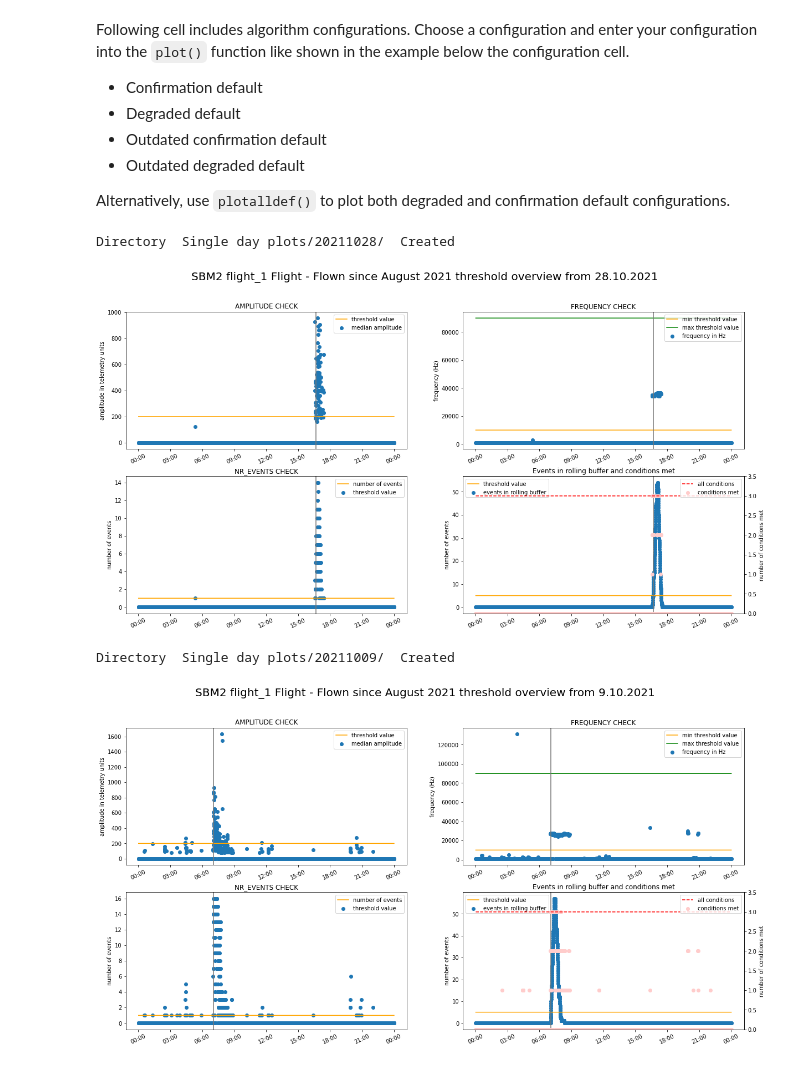
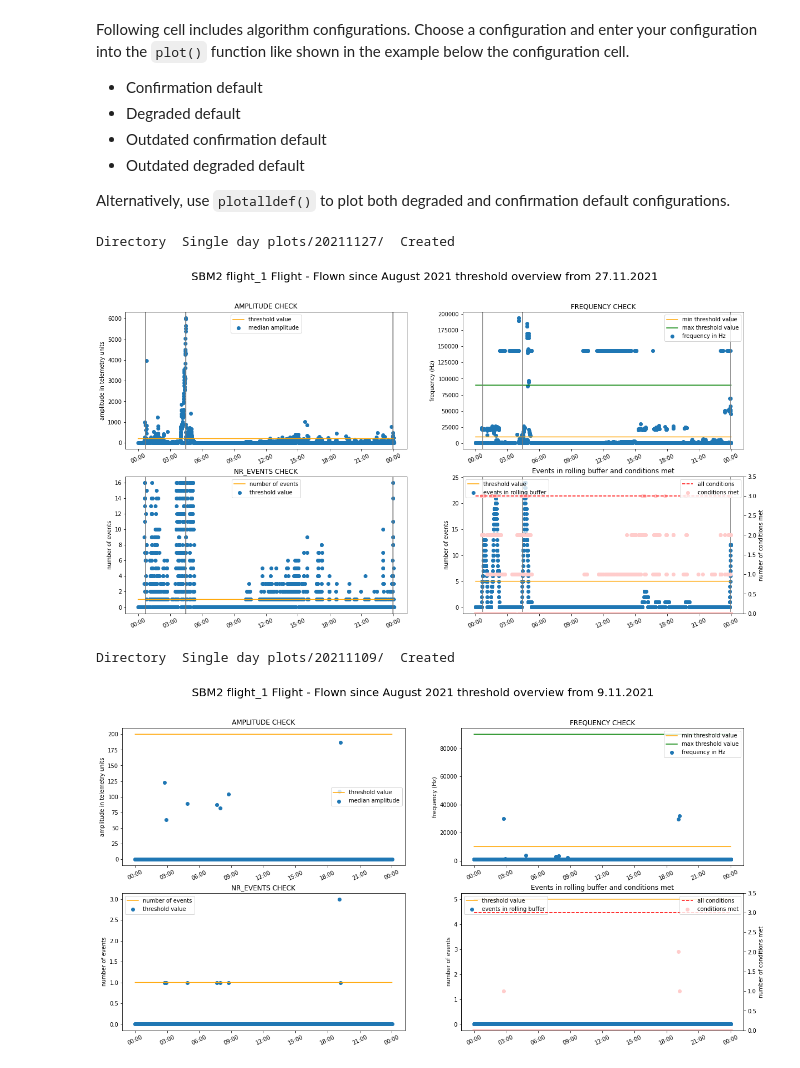
Before and after one commit to formanet415/SBM2-detection, a Jupyter notebook: Single day plotter.ipynb, the cells around one changed output. Cells and saved outputs as stored; diff of their text form; code cells hidden in the pictures.

```diff
--- a/Single day plotter.ipynb
+++ b/Single day plotter.ipynb
@@ -253,15 +253,15 @@ custom5  = {'EPEAK_THRES': 100, 'FP_MIN': 6000, 'FP_MAX': 50000, 'NW_THRES': 1,
 flown_1  = {'EPEAK_THRES': 200, 'FP_MIN': 10000,'FP_MAX': 90000, 'NW_THRES': 1, 'DT_LW': 1200, 'N_LW_THRES': 5 , 'DT_SBM2':  7200, 'RUA': 1.0, 'title': 'flight_1', 'type': 'Flight - Flown since August 2021'}
 # %%
 # Example
-plot(2021, 10, 28, flown_1)
+plot(2021, 11, 27, flown_1)
 # %% [output]
-Directory  Single day plots/20211028/  Created
+Directory  Single day plots/20211127/  Created
-[figure, old version]
+[figure, new version]
 # %%
 # Example
-plot(2021, 10, 9, flown_1)
+plot(2021, 11, 9, flown_1)
 # %% [output]
-Directory  Single day plots/20211009/  Created
+Directory  Single day plots/20211109/  Created
-[figure, old version]
+[figure, new version]
 # %%
 # Example
```
Also changed, not shown: parts of 7 cells of this notebook, 16 other files.
